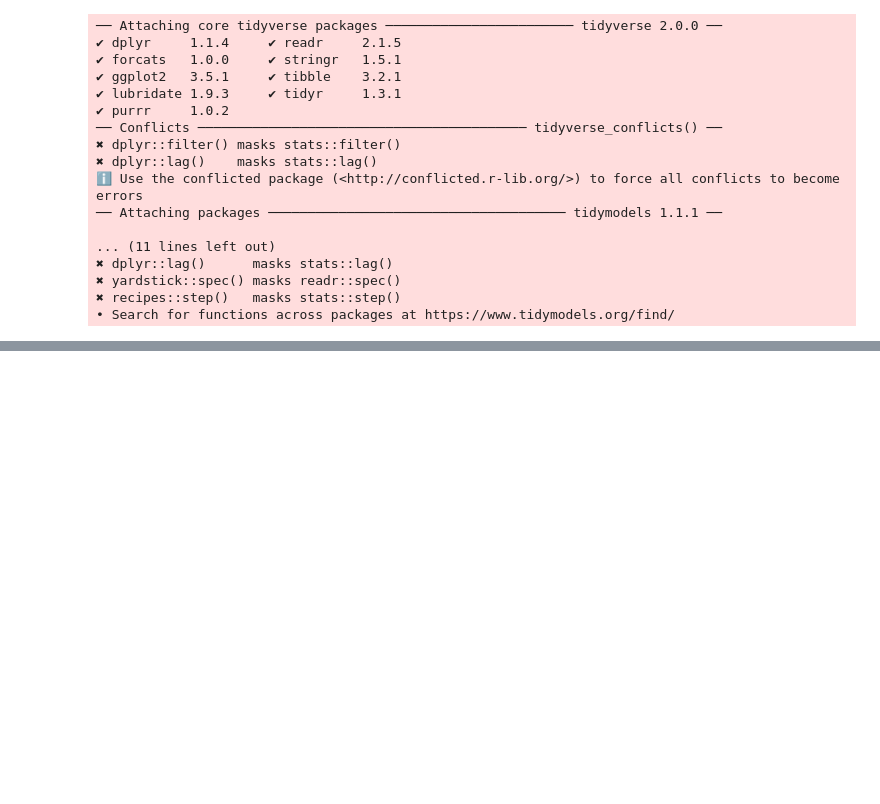
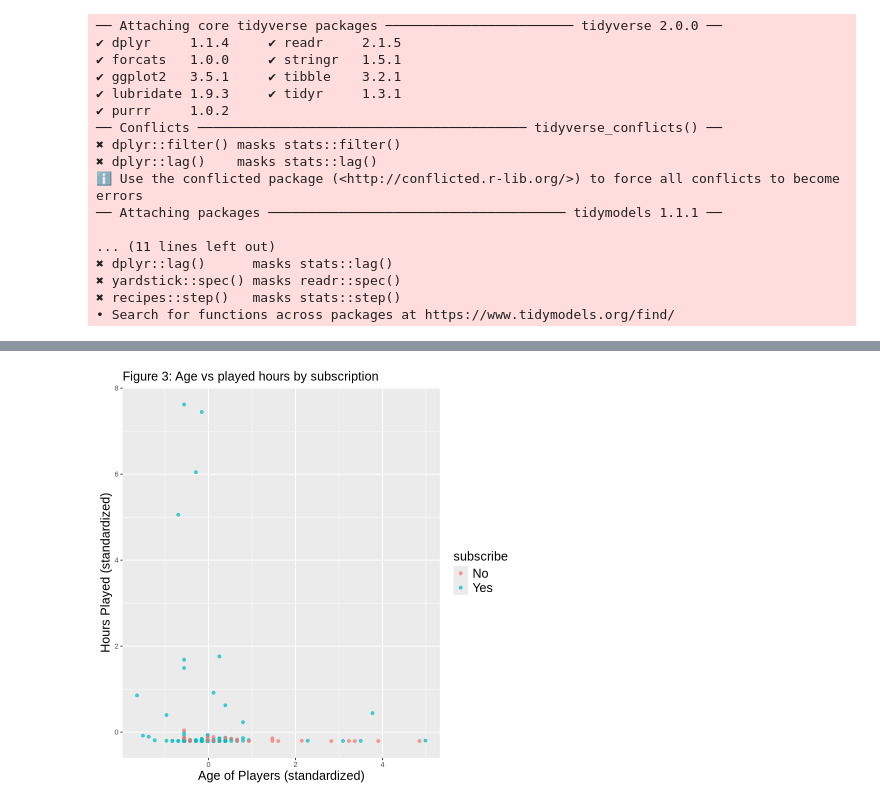
Before and after one commit to KPS-KV/project-009-grp45, a Jupyter notebook: Khush.ipynb, the cells around one changed output, grey strips where cells are left out. Saved outputs shown, nothing was run; the diff lists cells and outputs as text; code cells hidden in the pictures; blank space fills up the shorter version.

```diff
--- a/Khush.ipynb
+++ b/Khush.ipynb
@@ -65,0 +194,19 @@ library(tidymodels)
+# %%
+#Age vs Hours Played colored by subscription Scatterplot.
+#This helps visualize and depict how age and hours played relate to subscription together.
+
+age_vs_hours_played_plot <- ggplot(players, aes(x = Age, y = played_hours, color = subscribe)) +
+geom_point(alpha = 0.7) +
+labs(x = "Age of Players (standardized)",
+     y = "Hours Played (standardized)",
+     title = "Figure 3: Age vs played hours by subscription",
+    fill = "Subscription Status") +
+theme(plot.title = element_text(size = 15),
+      axis.title = element_text(size = 15),
+      legend.title = element_text(size = 15),
+      legend.text = element_text(size = 15))
+
+#view the plot
+age_vs_hours_played_plot
+# %% [output]
+[figure, added]
```
Also changed, not shown: parts of 6 cells of this notebook.
